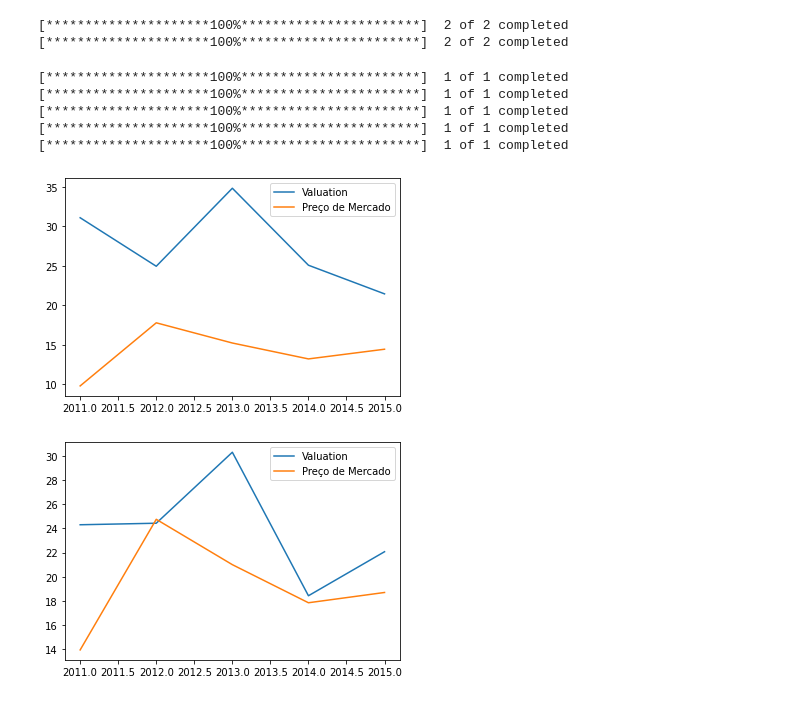
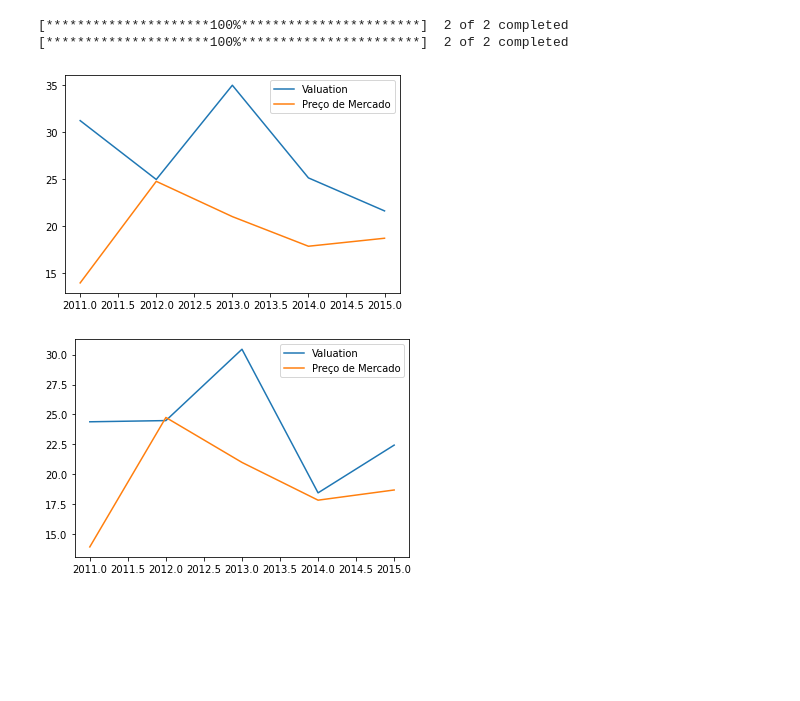
Before and after one commit to LLima25/Valuation, a Jupyter notebook: Valuation_Tupy3.ipynb, the cells around one changed output. Saved outputs shown, nothing was run; the diff lists cells and outputs as text; code cells hidden in the pictures; blank space fills up the shorter version.

```diff
--- a/Valuation_Tupy3.ipynb
+++ b/Valuation_Tupy3.ipynb
@@ -274,16 +277,16 @@ FCFF_2 = pd.DataFrame.from_dict(FCFF2,orient='columns')
 pd.options.display.float_format = '{:,.0f}'.format
 
 
-retorno1_2 = yf.download(["^BVSP", "TUPY3.SA"],start='2012-01-01',end='2012-12-31')["Adj Close"]
-retorno1_2.columns = ['TUPY3', 'IBOV'];
+retorno1_2 = yf.download(["^BVSP", "TUPY3.SA"],start='2012-01-01',end='2012-12-31')["Close"]
+retorno1_2.columns = ['TUPY3', 'IBOV']
 retorno1_2['% IBOV'] = retorno1_2["IBOV"].pct_change()
 retorno1_2["% TUPY3"] = retorno1_2["TUPY3"].pct_change()
 retorno1_2 = retorno1_2[1:]
 
 beta1_2 = retorno1_2["% TUPY3"].cov(retorno1_2["% IBOV"]) / retorno1_2["% IBOV"].var()
 
-retorno2_2 = yf.download(['^BVSP', 'TUPY3.SA'], start='2010-01-01', end='2012-12-31',interval='1mo')['Adj Close']
-retorno2_2.columns = ['TUPY3', 'IBOV'];
+retorno2_2 = yf.download(['^BVSP', 'TUPY3.SA'], start='2010-01-01', end='2012-12-31',interval='1mo')['Close']
+retorno2_2.columns = ['TUPY3', 'IBOV']
 retorno2_2['% IBOV'] = retorno2_2["IBOV"].pct_change()
 retorno2_2["% TUPY3"] = retorno2_2["TUPY3"].pct_change()
 retorno2_2 = retorno2_2[1:]
@@ -411,16 +414,16 @@ FCFF_3 = pd.DataFrame.from_dict(FCFF3,orient='columns')
 pd.options.display.float_format = '{:,.0f}'.format
 
 
-retorno1_3 = yf.download(["^BVSP", "TUPY3.SA"],start='2013-01-01',end='2013-12-31')["Adj Close"]
-retorno1_3.columns = ['TUPY3', 'IBOV'];
+retorno1_3 = yf.download(["^BVSP", "TUPY3.SA"],start='2013-01-01',end='2013-12-31')["Close"]
+retorno1_3.columns = ['TUPY3', 'IBOV']
 retorno1_3['% IBOV'] = retorno1_3["IBOV"].pct_change()
 retorno1_3["% TUPY3"] = retorno1_3["TUPY3"].pct_change()
 retorno1_3 = retorno1_3[1:]
 
 beta1_3 = retorno1_3["% TUPY3"].cov(retorno1_3["% IBOV"]) / retorno1_3["% IBOV"].var()
 
-retorno2_3 = yf.download(["^BVSP", "TUPY3.SA"],start='2011-01-01',end='2013-12-31',interval='1mo')["Adj Close"]
-retorno2_3.columns = ['TUPY3', 'IBOV'];
+retorno2_3 = yf.download(["^BVSP", "TUPY3.SA"],start='2011-01-01',end='2013-12-31',interval='1mo')["Close"]
+retorno2_3.columns = ['TUPY3', 'IBOV']
 retorno2_3['% IBOV'] = retorno2_3["IBOV"].pct_change()
 retorno2_3["% TUPY3"] = retorno2_3["TUPY3"].pct_change()
 retorno2_3 = retorno2_3[1:]
@@ -546,16 +549,16 @@ FCFF4['Ano 5']['FCFF'] = FCFF4['Ano 5']['NOPAT'] + FCFF4['Ano 5']['Depreciação
 FCFF_4 = pd.DataFrame.from_dict(FCFF4,orient='columns')
 pd.options.display.float_format = '{:,.0f}'.format
 
-retorno1_4 = yf.download(["^BVSP", "TUPY3.SA"],start='2014-01-01',end='2014-12-31')["Adj Close"]
-retorno1_4.columns = ['TUPY3', 'IBOV'];
+retorno1_4 = yf.download(["^BVSP", "TUPY3.SA"],start='2014-01-01',end='2014-12-31')["Close"]
+retorno1_4.columns = ['TUPY3', 'IBOV']
 retorno1_4['% IBOV'] = retorno1_4["IBOV"].pct_change()
 retorno1_4["% TUPY3"] = retorno1_4["TUPY3"].pct_change()
 retorno1_4 = retorno1_4[1:]
 
 beta1_4 = retorno1_4["% TUPY3"].cov(retorno1_4["% IBOV"]) / retorno1_4["% IBOV"].var()
 
-retorno2_4 = yf.download(["^BVSP", "TUPY3.SA"],start='2012-01-01',end='2014-12-31',interval='1mo')["Adj Close"]
-retorno2_4.columns = ['TUPY3', 'IBOV'];
+retorno2_4 = yf.download(["^BVSP", "TUPY3.SA"],start='2012-01-01',end='2014-12-31',interval='1mo')["Close"]
+retorno2_4.columns = ['TUPY3', 'IBOV']
 retorno2_4['% IBOV'] = retorno2_4["IBOV"].pct_change()
 retorno2_4["% TUPY3"] = retorno2_4["TUPY3"].pct_change()
 retorno2_4 = retorno2_4[1:]
@@ -675,16 +678,16 @@ FCFF5['Ano 5']['FCFF'] = FCFF5['Ano 5']['NOPAT'] + FCFF5['Ano 5']['Depreciação
 FCFF_5 = pd.DataFrame.from_dict(FCFF5,orient='columns')
 pd.options.display.float_format = '{:,.0f}'.format
 
-retorno1_5 = yf.download(["^BVSP", "TUPY3.SA"],start='2015-01-01',end='2015-12-31')["Adj Close"]
-retorno1_5.columns = ['TUPY3', 'IBOV'];
+retorno1_5 = yf.download(["^BVSP", "TUPY3.SA"],start='2015-01-01',end='2015-12-31')["Close"]
+retorno1_5.columns = ['TUPY3', 'IBOV']
 retorno1_5['% IBOV'] = retorno1_5["IBOV"].pct_change()
 retorno1_5["% TUPY3"] = retorno1_5["TUPY3"].pct_change()
 retorno1_5 = retorno1_5[1:]
 
 beta1_5 = retorno1_5["% TUPY3"].cov(retorno1_5["% IBOV"]) / retorno1_5["% IBOV"].var()
 
-retorno2_5 = yf.download(["^BVSP", "TUPY3.SA"],start='2013-01-01',end='2015-12-31',interval='1mo')["Adj Close"]
-retorno2_5.columns = ['TUPY3', 'IBOV'];
+retorno2_5 = yf.download(["^BVSP", "TUPY3.SA"],start='2013-01-01',end='2015-12-31',interval='1mo')["Close"]
+retorno2_5.columns = ['TUPY3', 'IBOV']
 retorno2_5['% IBOV'] = retorno2_5["IBOV"].pct_change()
 retorno2_5["% TUPY3"] = retorno2_5["TUPY3"].pct_change()
 retorno2_5 = retorno2_5[1:]
@@ -732,35 +735,22 @@ Preço2_5 = (EV2_5 - divida5 + bp5['2015']['Caixa e equivalentes']) / Ações5
 # %%
 #Gráfico de Preços
 
-mp1 = yf.download('TUPY3.SA', start='2011-12-29',end='2011-12-31',)['Adj Close']
-mp2 = yf.download('TUPY3.SA', start='2012-12-28',end='2012-12-31',)['Adj Close']
-mp3 = yf.download('TUPY3.SA', start='2013-12-29',end='2013-12-31',)['Adj Close']
-mp4 = yf.download('TUPY3.SA', start='2014-12-30',end='2014-12-31',)['Adj Close']
-mp5 = yf.download('TUPY3.SA', start='2015-12-30',end='2015-12-31',)['Adj Close']
+mp1 = 13.95
+mp2 = 24.75
+mp3 = 21.00
+mp4 = 17.85
+mp5 = 18.70
 
 plt.plot([2011,2012,2013,2014,2015],[Preço1_1,Preço1_2,Preço1_3,Preço1_4,Preço1_5], label='Valuation')
 plt.plot([2011,2012,2013,2014,2015],[mp1,mp2,mp3,mp4,mp5], label='Preço de Mercado')
 plt.legend()
 plt.show()
 # %% [output]
-[*********************100%***********************]  1 of 1 completed
-[*********************100%***********************]  1 of 1 completed
-[*********************100%***********************]  1 of 1 completed
-[*********************100%***********************]  1 of 1 completed
-[*********************100%***********************]  1 of 1 completed
-[figure, old version]
+[figure, new version]
 # %%
-#Preços de mercado sem ajuste
-
-mp2_1 = 13.95
-mp2_2 = 24.75
-mp2_3 = 21.00
-mp2_4 = 17.85
-mp2_5 = 18.70
-
 plt.plot([2011,2012,2013,2014,2015],[Preço2_1,Preço2_2,Preço2_3,Preço2_4,Preço2_5], label='Valuation')
-plt.plot([2011,2012,2013,2014,2015],[mp2_1,mp2_2,mp2_3,mp2_4,mp2_5], label='Preço de Mercado')
+plt.plot([2011,2012,2013,2014,2015],[mp1,mp2,mp3,mp4,mp5], label='Preço de Mercado')
 plt.legend()
 plt.show()
 # %% [output]
-[figure, old version]
+[figure, new version]
```
Also changed, not shown: parts of 3 cells of this notebook.
